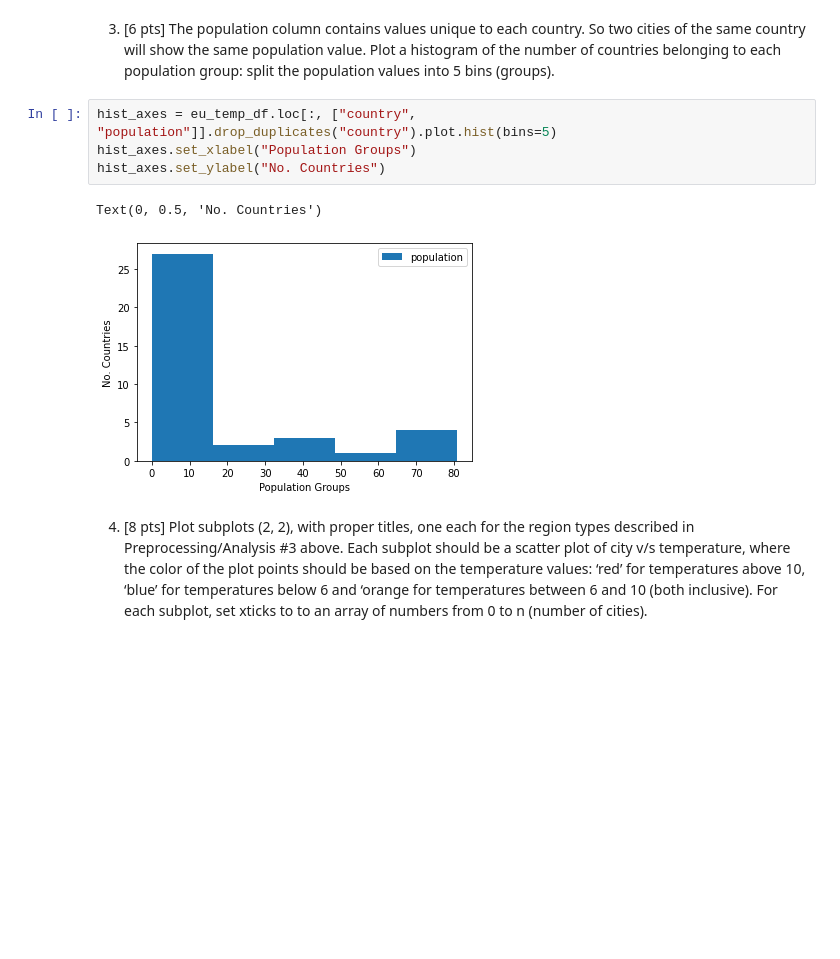
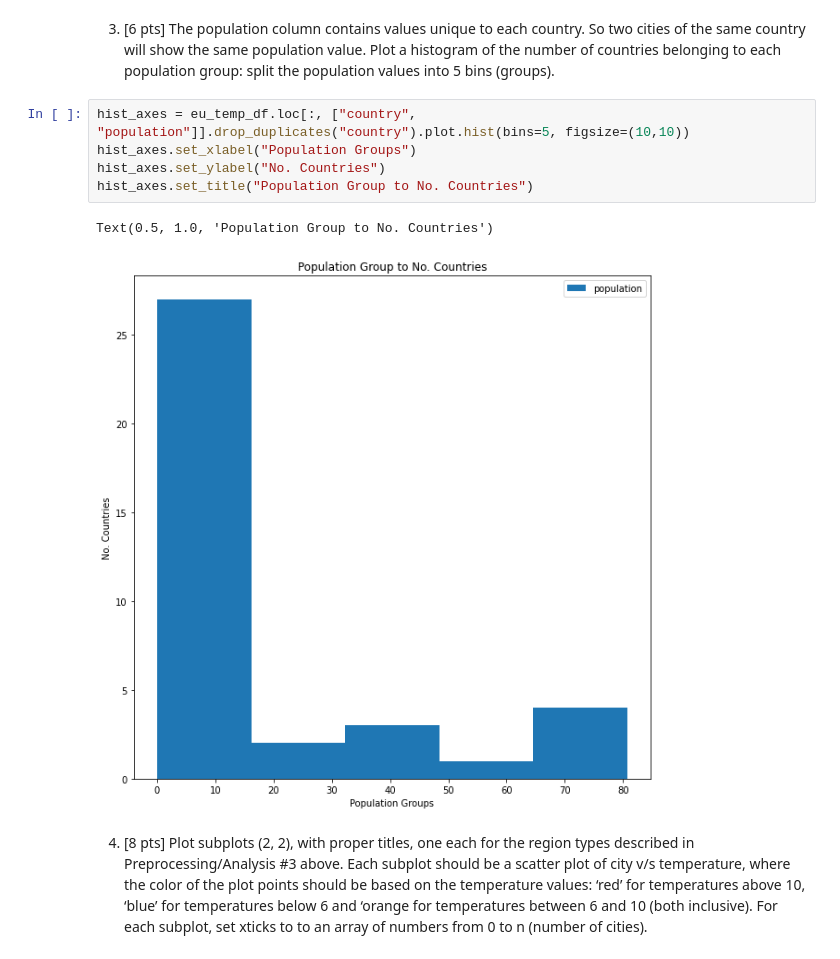
Before and after one commit to PinkmanusRex/CS210-HW3, a Jupyter notebook: eucities_temps.ipynb, the cells around one changed output. Cells and saved outputs as stored; diff of their text form; blank space fills up the shorter version.

```diff
--- a/eucities_temps.ipynb
+++ b/eucities_temps.ipynb
@@ -165,12 +166,13 @@ Text(0.5, 1.0, 'Scatter plot showing city longitude-latitude locations')
 # %% [markdown]
 3. [6 pts] The population column contains values unique to each country. So two cities of the same country will show the same population value. Plot a histogram of the number of countries belonging to each population group: split the population values into 5 bins (groups).
 # %%
-hist_axes = eu_temp_df.loc[:, ["country", "population"]].drop_duplicates("country").plot.hist(bins=5)
+hist_axes = eu_temp_df.loc[:, ["country", "population"]].drop_duplicates("country").plot.hist(bins=5, figsize=(10,10))
 hist_axes.set_xlabel("Population Groups")
 hist_axes.set_ylabel("No. Countries")
+hist_axes.set_title("Population Group to No. Countries")
 # %% [output]
-Text(0, 0.5, 'No. Countries')
+Text(0.5, 1.0, 'Population Group to No. Countries')
-[figure, old version]
+[figure, new version]
 # %% [markdown]
 4. [8 pts] Plot subplots (2, 2), with proper titles, one each for the region types described in Preprocessing/Analysis #3 above. Each subplot should be a scatter plot of city v/s temperature, where the color of the plot points should be based on the temperature values: ‘red’ for temperatures above 10, ‘blue’ for temperatures below 6 and ‘orange for temperatures between 6 and 10 (both inclusive). For each subplot, set xticks to to an array of numbers from 0 to n (number of cities).
 # %%
```
Also changed, not shown: parts of 4 cells of this notebook, 1 other file.
